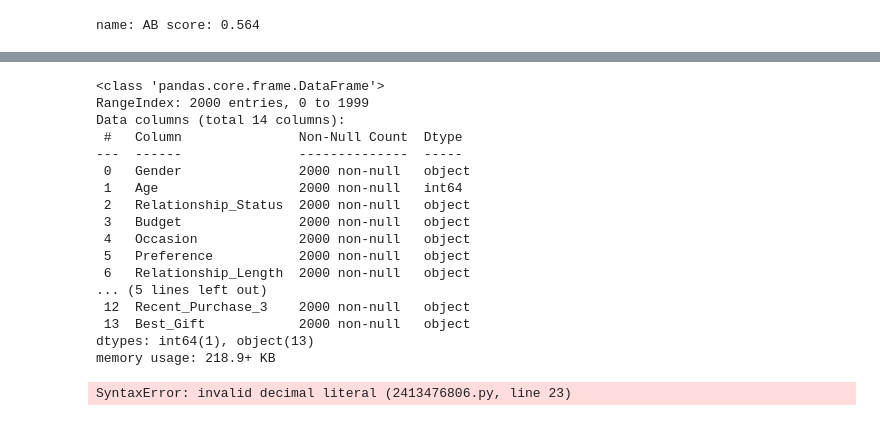
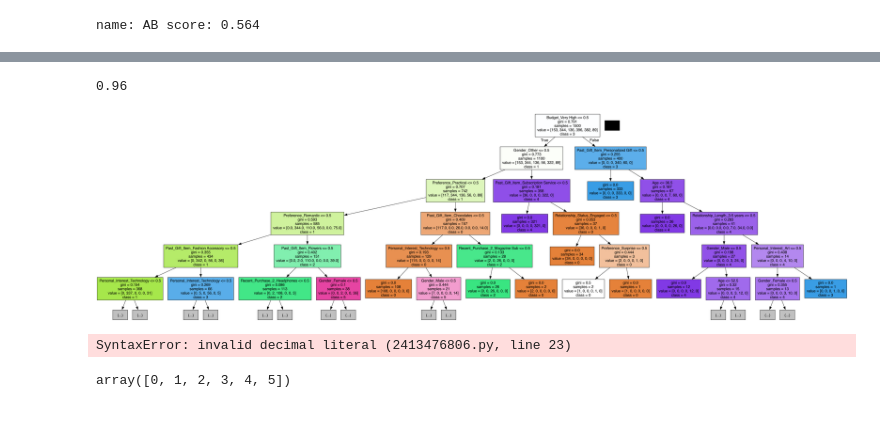
Before and after one commit to roddarakesh/proj_2, a Jupyter notebook: gift_picker.ipynb, the cells around one changed output, grey strips where cells are left out. Saved outputs shown, nothing was run; the diff lists cells and outputs as text; code cells hidden in the pictures.

Commit message:
added dot graphs

```diff
--- a/gift_picker.ipynb
+++ b/gift_picker.ipynb
@@ -165,23 +147,27 @@ print(X.head(1))
-# %%
-df.info()
-# %% [output]
-<class 'pandas.core.frame.DataFrame'>
-RangeIndex: 2000 entries, 0 to 1999
-Data columns (total 14 columns):
- #   Column               Non-Null Count  Dtype
----  ------               --------------  -----
- 0   Gender               2000 non-null   object
- 1   Age                  2000 non-null   int64
- 2   Relationship_Status  2000 non-null   object
- 3   Budget               2000 non-null   object
- 4   Occasion             2000 non-null   object
- 5   Preference           2000 non-null   object
- 6   Relationship_Length  2000 non-null   object
-... (5 lines left out)
- 12  Recent_Purchase_3    2000 non-null   object
- 13  Best_Gift            2000 non-null   object
-dtypes: int64(1), object(13)
-memory usage: 218.9+ KB
+# %%
+model = DecisionTreeClassifier()
+X_train, X_test, y_train, y_test = train_test_split(X,y)
+model.fit(X_train, y_train)
+y_test_predict = model.predict(X_test)
+print(accuracy_score(y_test, y_test_predict))
+# %% [output]
+0.96
+# %%
+dot_data = export_graphviz(model,
+                                out_file=None,
+                                feature_names=X.columns,
+                                class_names=["0", "1", "2", "3", "4", "5"],
+                                filled=True,
+                                max_depth=5
+                               )
+
+graph = pydotplus.graph_from_dot_data(dot_data)
+
+graph.write_pdf("gift_picker_decision.pdf")
+
+Image(graph.create_png())
+# %% [output]
+[figure, added]
 # %%
 // DOT graph [Rakesh]
 // Correlation graph [Rakesh]
@@ -212,3 +195,8 @@ TODO::
 Check deliverables of a project.
 # %% [output]
 SyntaxError: invalid decimal literal (2413476806.py, line 23)
+# %%
+import numpy as np
+np.unique(y)
+# %% [output]
+array([0, 1, 2, 3, 4, 5])
```
Also changed, not shown: parts of 3 cells of this notebook, 1 other file.
